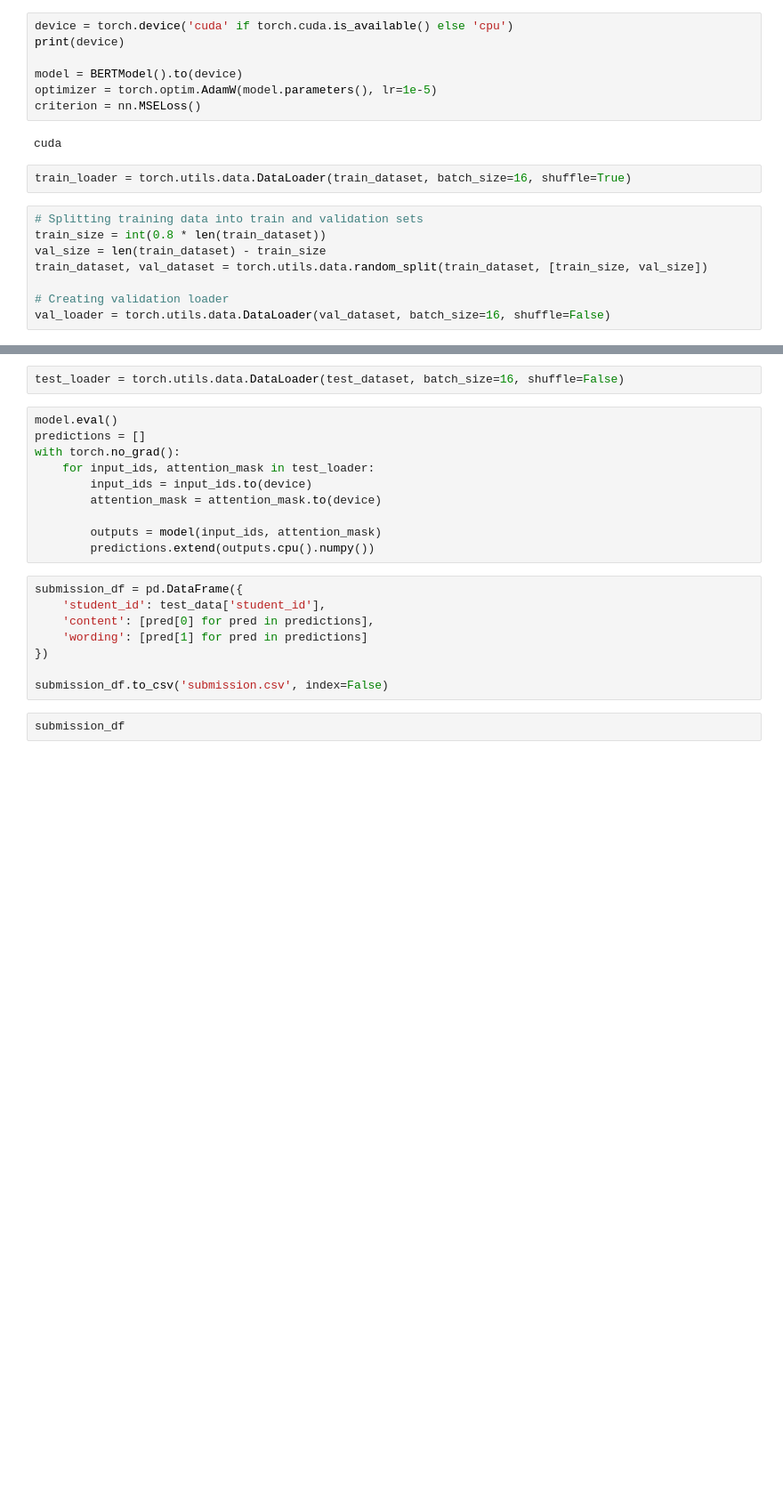
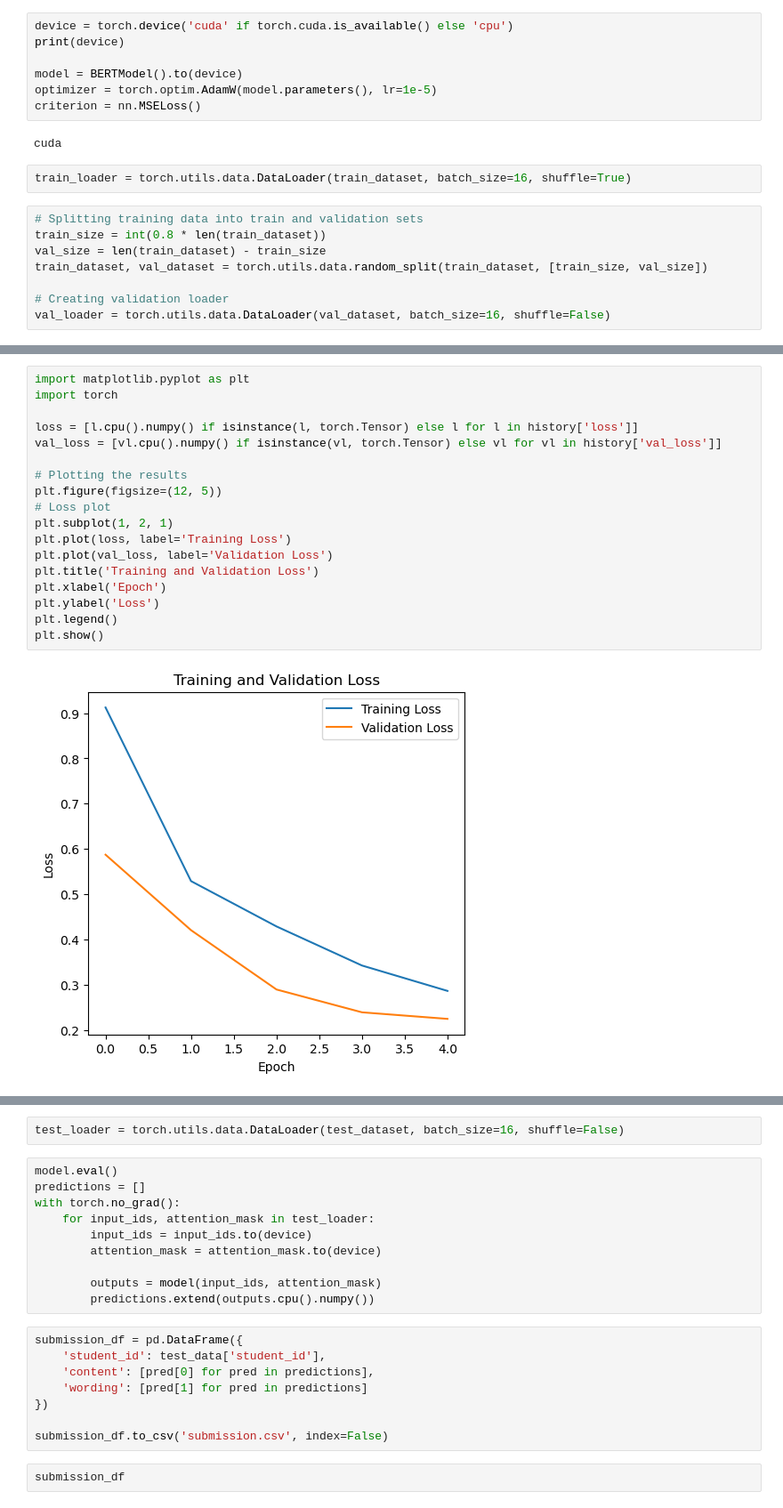
Before and after one commit to Kojimena/DS-P2, a Jupyter notebook: bert-baseline.ipynb, the cells around one changed output, grey strips where cells are left out. Shown at 89% size. Cells and saved outputs as stored; diff of their text form; blank space fills up the shorter version.

```diff
--- a/bert-baseline.ipynb
+++ b/bert-baseline.ipynb
@@ -186 +188,21 @@ Validation Loss: 0.10402475297451019, Validation MAE: 0.35189583980374867
+# %%
+import matplotlib.pyplot as plt
+import torch
+
+loss = [l.cpu().numpy() if isinstance(l, torch.Tensor) else l for l in history['loss']]
+val_loss = [vl.cpu().numpy() if isinstance(vl, torch.Tensor) else vl for vl in history['val_loss']]
+
+# Plotting the results
+plt.figure(figsize=(12, 5))
+# Loss plot
+plt.subplot(1, 2, 1)
+plt.plot(loss, label='Training Loss')
+plt.plot(val_loss, label='Validation Loss')
+plt.title('Training and Validation Loss')
+plt.xlabel('Epoch')
+plt.ylabel('Loss')
+plt.legend()
+plt.show()
+# %% [output]
+[figure, added]
 # %%
```
Also changed, not shown: parts of 7 cells of this notebook, 3 other files.
